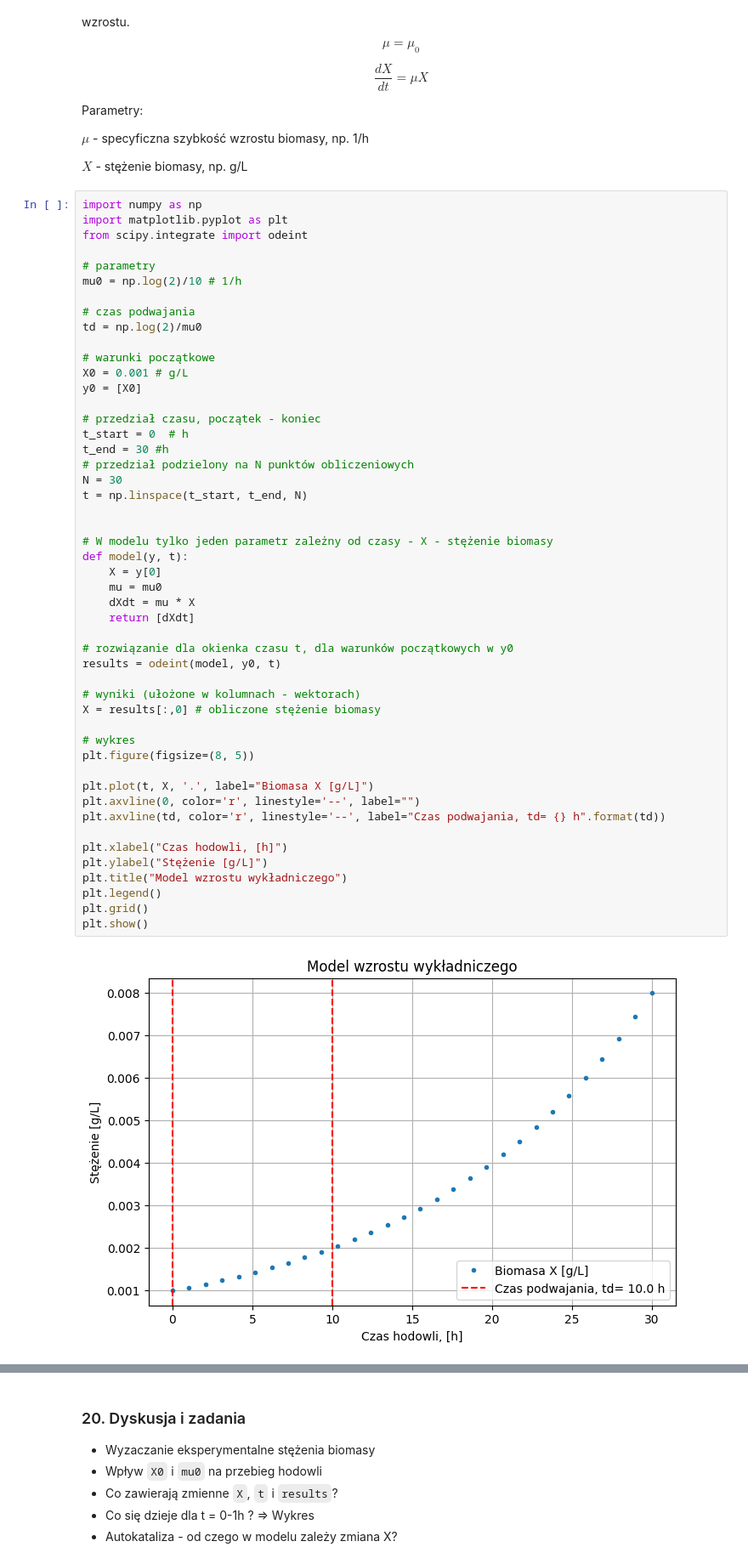
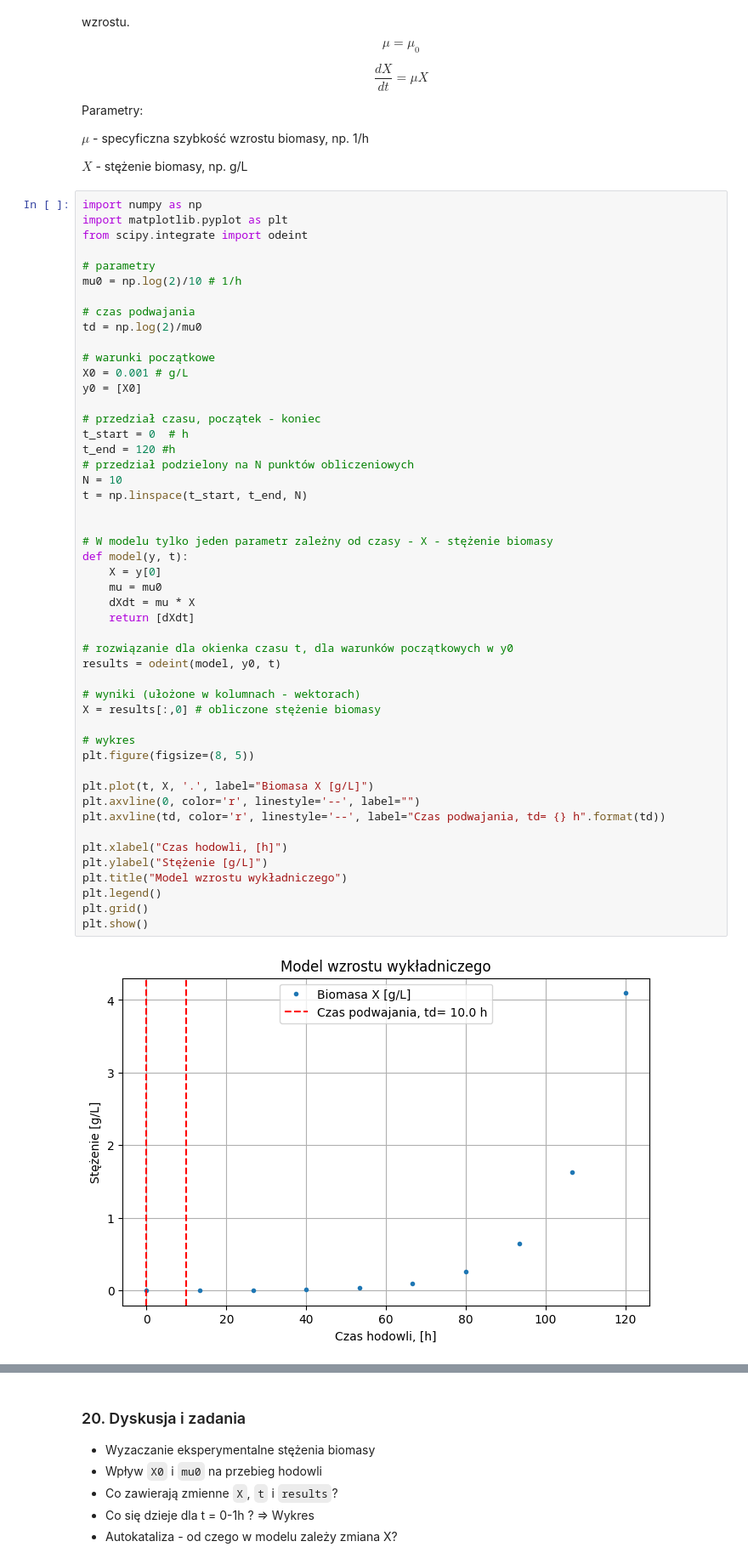
Before and after one commit to sbednarz/ModelowanieProcesowBiotechnologicznych2026, a Jupyter notebook: kinetyka_bioprocesów/02 modele wzrostu podstawy.ipynb, the cells around one changed output, grey strips where cells are left out. Shown at 85% size. Cells and saved outputs as stored; diff of their text form.

```diff
--- a/kinetyka_bioprocesów/02 modele wzrostu podstawy.ipynb
+++ b/kinetyka_bioprocesów/02 modele wzrostu podstawy.ipynb
@@ -337,37 +337,37 @@ y0 = [X0]
 
 # przedział czasu, początek - koniec
 t_start = 0  # h
-t_end = 30 #h
+t_end = 120 #h
 # przedział podzielony na N punktów obliczeniowych
-N = 30
+N = 10
 t = np.linspace(t_start, t_end, N)
 
 
 # W modelu tylko jeden parametr zależny od czasy - X - stężenie biomasy
 def model(y, t):
     X = y[0]
     mu = mu0
     dXdt = mu * X
     return [dXdt]
 
 # rozwiązanie dla okienka czasu t, dla warunków początkowych w y0
 results = odeint(model, y0, t)
 
 # wyniki (ułożone w kolumnach - wektorach)
 X = results[:,0] # obliczone stężenie biomasy
 
 # wykres
 plt.figure(figsize=(8, 5))
 
 plt.plot(t, X, '.', label="Biomasa X [g/L]")
 plt.axvline(0, color='r', linestyle='--', label="")
 plt.axvline(td, color='r', linestyle='--', label="Czas podwajania, td= {} h".format(td))
 
 plt.xlabel("Czas hodowli, [h]")
 plt.ylabel("Stężenie [g/L]")
 plt.title("Model wzrostu wykładniczego")
 plt.legend()
 plt.grid()
 plt.show()
 # %% [output]
-[figure, old version]
+[figure, new version]
```
Also changed, not shown: parts of 5 cells of this notebook.
